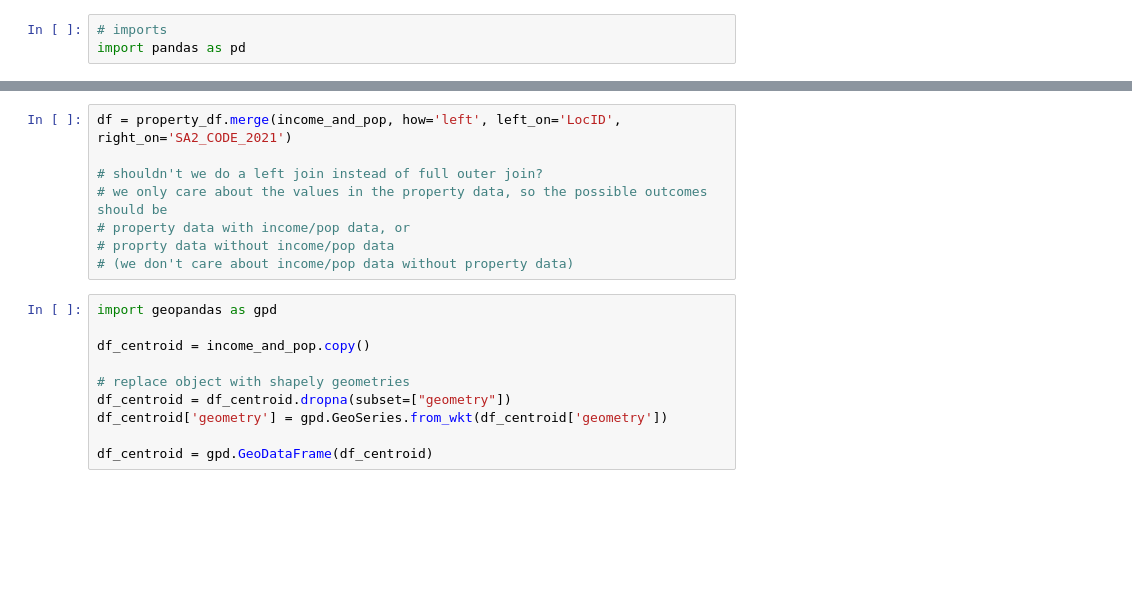
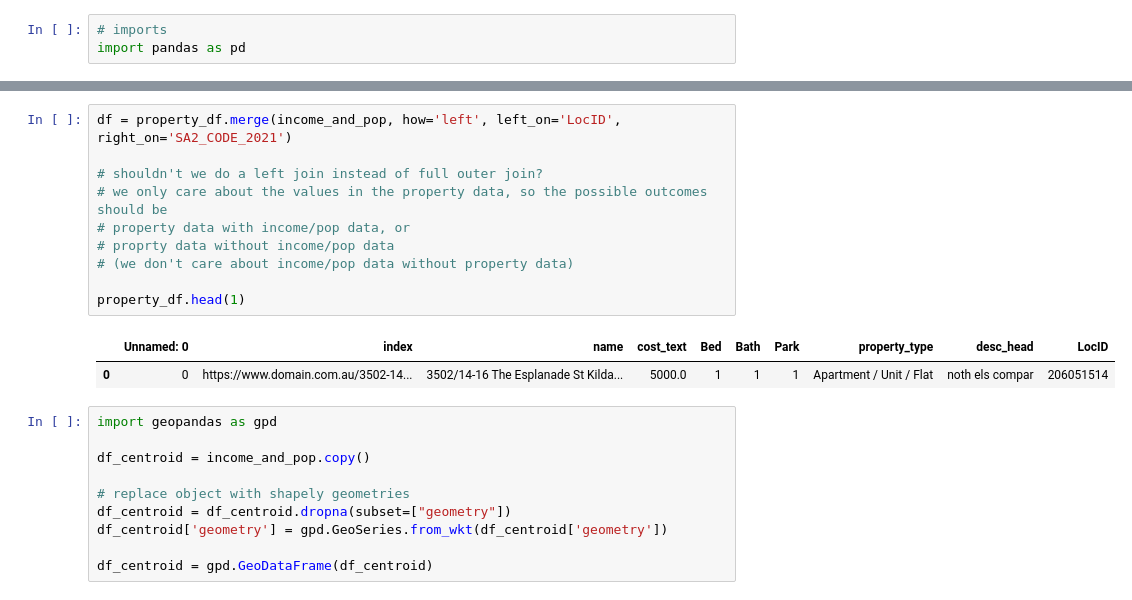
Before and after one commit to MAST30034-Applied-Data-Science/generic-real-estate-consulting-project-group-30, a Jupyter notebook: notebooks/join_datasets.ipynb, the cells around one changed output, grey strips where cells are left out. Cells and saved outputs as stored; diff of their text form; blank space fills up the shorter version.

```diff
--- a/notebooks/join_datasets.ipynb
+++ b/notebooks/join_datasets.ipynb
@@ -8,11 +19,16 @@ income_and_pop = pd.read_csv("../data/raw/income_and_pop.csv")
 # %%
 df = property_df.merge(income_and_pop, how='left', left_on='LocID', right_on='SA2_CODE_2021')
 
 # shouldn't we do a left join instead of full outer join?
 # we only care about the values in the property data, so the possible outcomes should be
 # property data with income/pop data, or
 # proprty data without income/pop data
 # (we don't care about income/pop data without property data)
+
+property_df.head(1)
+# %% [output]
+|  | Unnamed: 0 | index | name | cost_text | Bed | Bath | Park | property_type | desc_head | LocID |
+| 0 | 0 | https://www.domain.com.au/3502-14... | 3502/14-16 The Esplanade St Kilda... | 5000.0 | 1 | 1 | 1 | Apartment / Unit / Flat | noth els compar | 206051514 |
 # %%
 import geopandas as gpd
 
```
Also changed, not shown: parts of 12 cells of this notebook, 6 other files.
